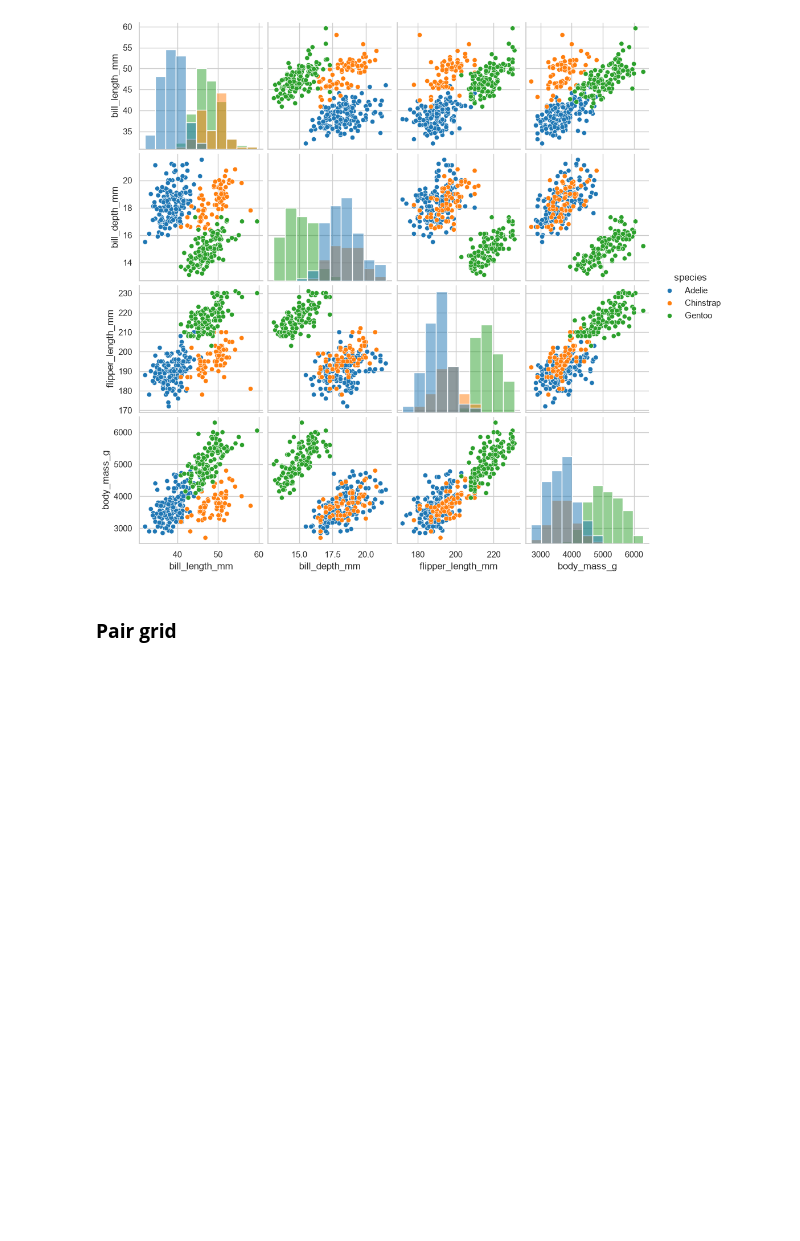
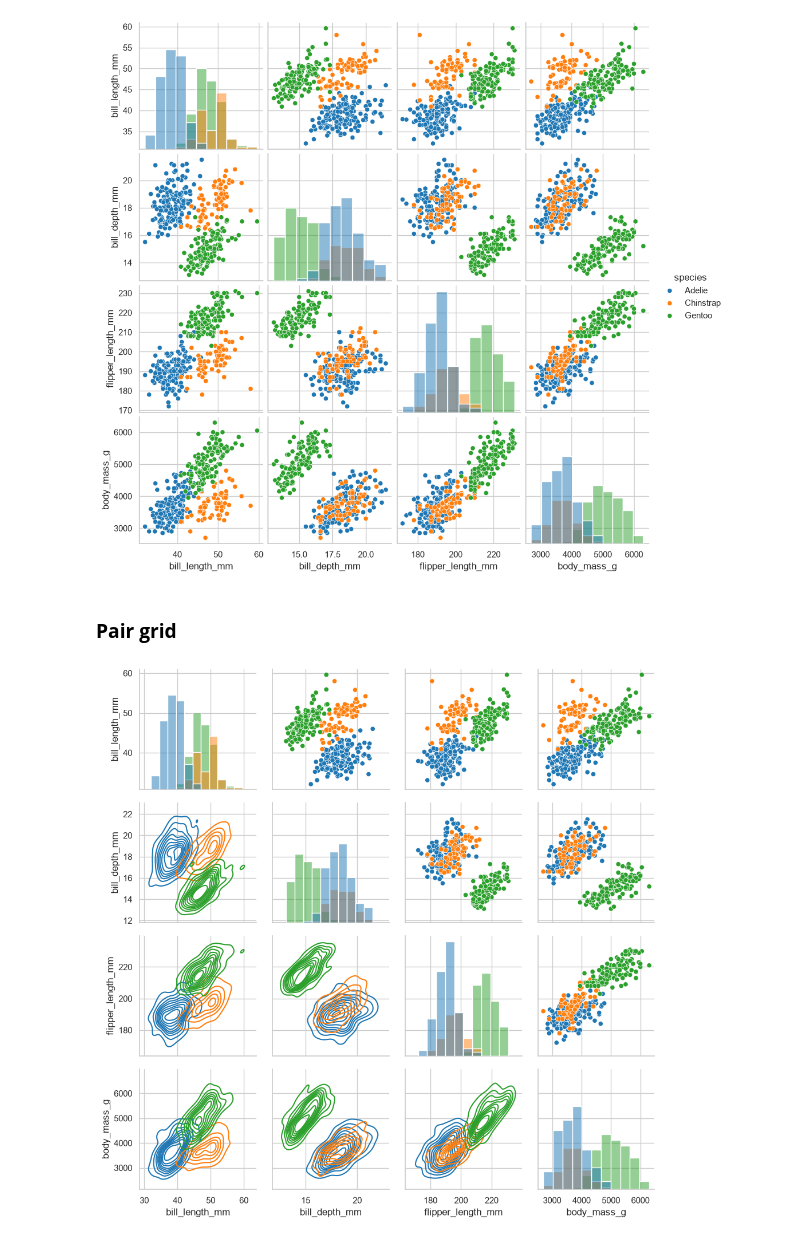
Before and after one commit to TasbihMohammed/Data-Visualization-Practice, a Jupyter notebook: Seaborn/Seaborn_Tutorial_Practice.ipynb, the cells around one changed output. Cells and saved outputs as stored; diff of their text form; code cells hidden in the pictures; blank space fills up the shorter version.

```diff
--- a/Seaborn/Seaborn_Tutorial_Practice.ipynb
+++ b/Seaborn/Seaborn_Tutorial_Practice.ipynb
@@ -177,3 +183,11 @@ plt.show()
 [figure]
 # %% [markdown]
 ### **Pair grid**
+# %%
+graph = sns.PairGrid(data=penguins, hue='species')
+graph.map_upper(sns.scatterplot)
+graph.map_lower(sns.kdeplot)
+graph.map_diag(sns.histplot)
+plt.show()
+# %% [output]
+[figure, added]
```
Also changed, not shown: parts of 2 cells of this notebook.
